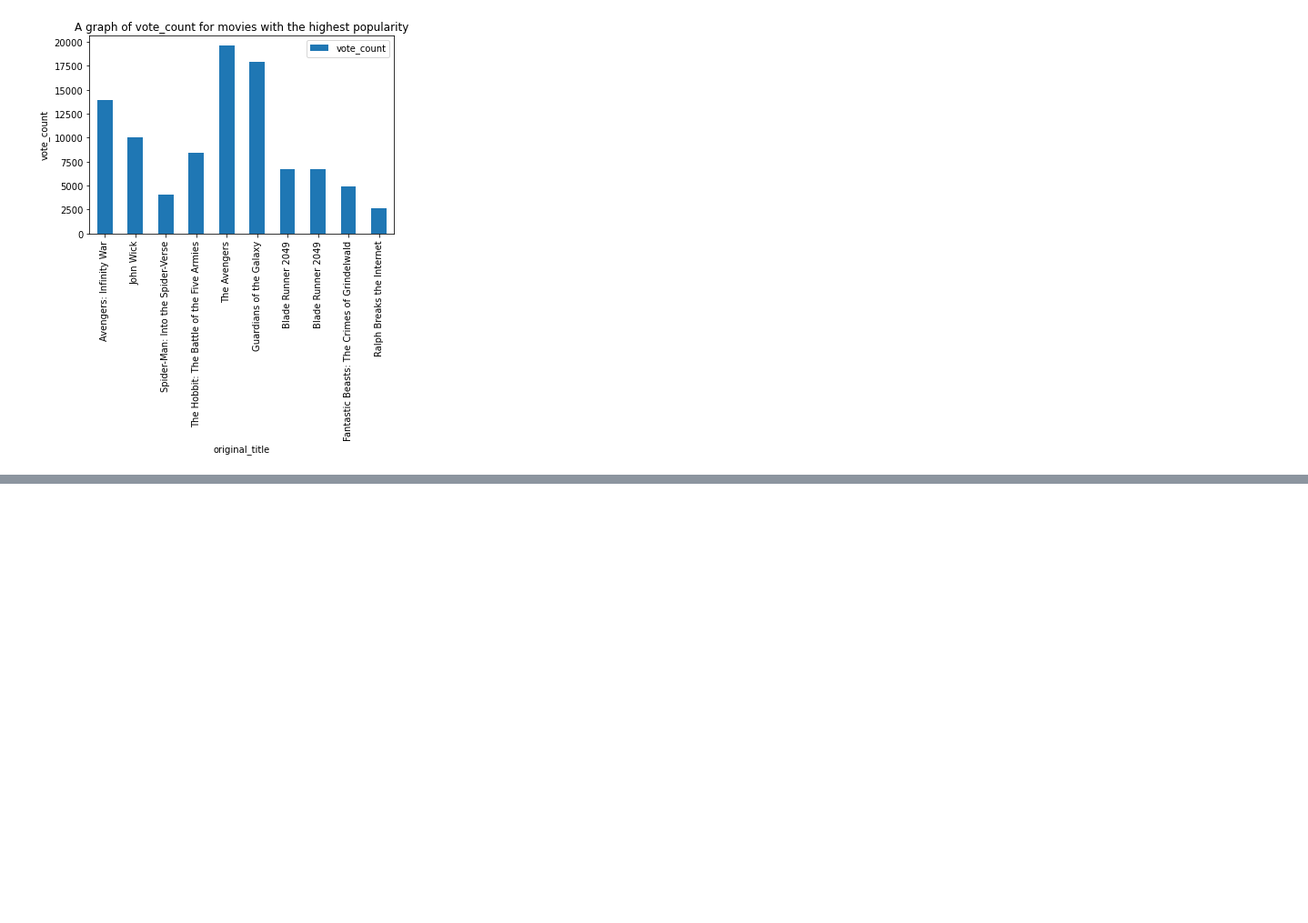
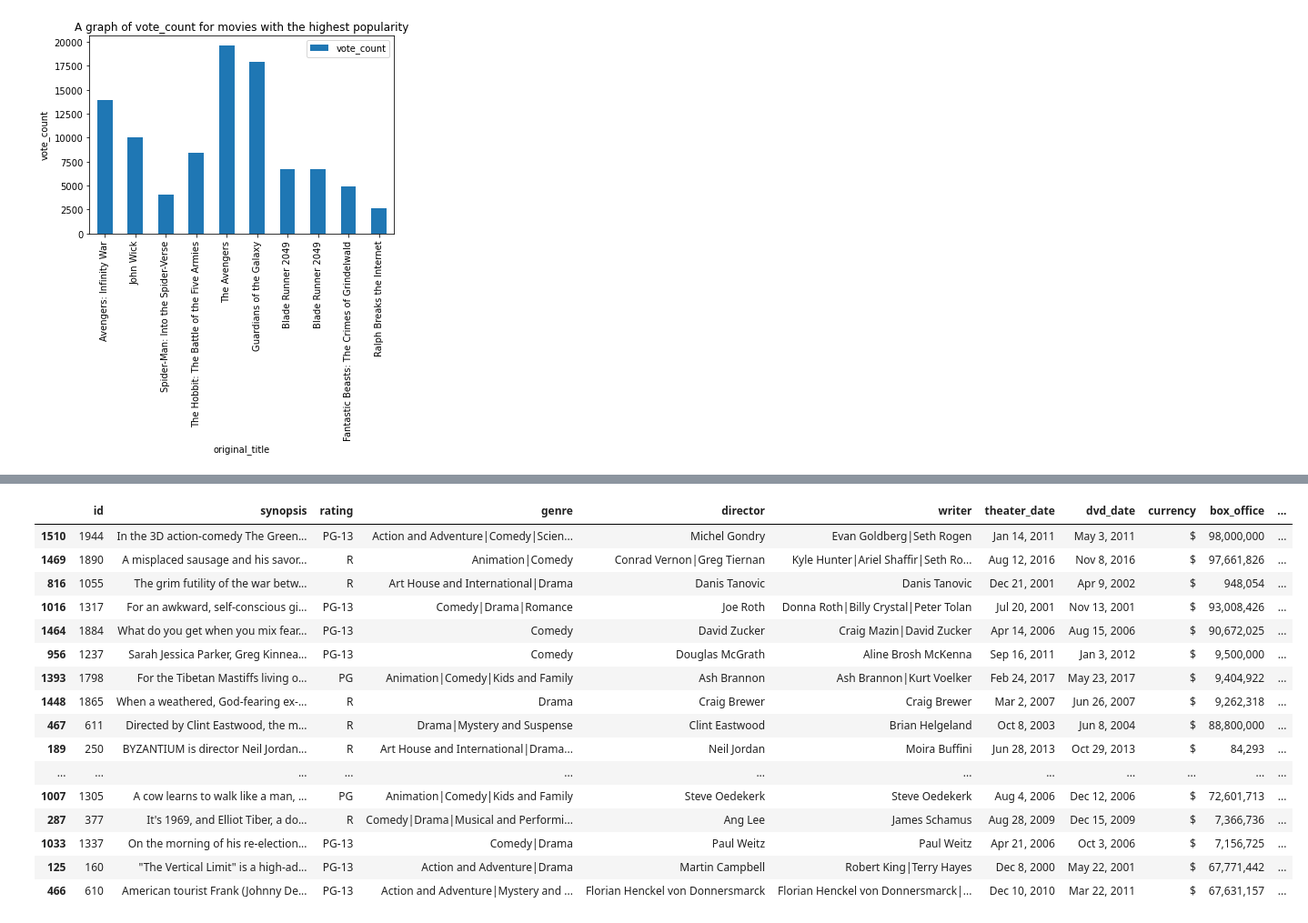
Before and after one commit to aggrey034/projo, a Jupyter notebook: index.ipynb, the cells around one changed output, grey strips where cells are left out. Shown at 91% size. Cells and saved outputs as stored; diff of their text form; code cells hidden in the pictures; blank space fills up the shorter version.

```diff
--- a/index.ipynb
+++ b/index.ipynb
@@ -349,0 +466,23 @@ plt.plot()
+# %%
+df4_droped = df4.dropna()
+df4_sorted = df4_droped.sort_values(by ="box_office",  ascending=False)
+df4_top30 = df4_sorted.head(30)
+df4_top30
+# %% [output]
+|  | id | synopsis | rating | genre | director | writer | theater_date | dvd_date | currency | box_office | ... |
+| 1510 | 1944 | In the 3D action-comedy The Green... | PG-13 | Action and Adventure|Comedy|Scien... | Michel Gondry | Evan Goldberg|Seth Rogen | Jan 14, 2011 | May 3, 2011 | $ | 98,000,000 | ... |
+| 1469 | 1890 | A misplaced sausage and his savor... | R | Animation|Comedy | Conrad Vernon|Greg Tiernan | Kyle Hunter|Ariel Shaffir|Seth Ro... | Aug 12, 2016 | Nov 8, 2016 | $ | 97,661,826 | ... |
+| 816 | 1055 | The grim futility of the war betw... | R | Art House and International|Drama | Danis Tanovic | Danis Tanovic | Dec 21, 2001 | Apr 9, 2002 | $ | 948,054 | ... |
+| 1016 | 1317 | For an awkward, self-conscious gi... | PG-13 | Comedy|Drama|Romance | Joe Roth | Donna Roth|Billy Crystal|Peter Tolan | Jul 20, 2001 | Nov 13, 2001 | $ | 93,008,426 | ... |
+| 1464 | 1884 | What do you get when you mix fear... | PG-13 | Comedy | David Zucker | Craig Mazin|David Zucker | Apr 14, 2006 | Aug 15, 2006 | $ | 90,672,025 | ... |
+| 956 | 1237 | Sarah Jessica Parker, Greg Kinnea... | PG-13 | Comedy | Douglas McGrath | Aline Brosh McKenna | Sep 16, 2011 | Jan 3, 2012 | $ | 9,500,000 | ... |
+| 1393 | 1798 | For the Tibetan Mastiffs living o... | PG | Animation|Comedy|Kids and Family | Ash Brannon | Ash Brannon|Kurt Voelker | Feb 24, 2017 | May 23, 2017 | $ | 9,404,922 | ... |
+| 1448 | 1865 | When a weathered, God-fearing ex-... | R | Drama | Craig Brewer | Craig Brewer | Mar 2, 2007 | Jun 26, 2007 | $ | 9,262,318 | ... |
+| 467 | 611 | Directed by Clint Eastwood, the m... | R | Drama|Mystery and Suspense | Clint Eastwood | Brian Helgeland | Oct 8, 2003 | Jun 8, 2004 | $ | 88,800,000 | ... |
+| 189 | 250 | BYZANTIUM is director Neil Jordan... | R | Art House and International|Drama... | Neil Jordan | Moira Buffini | Jun 28, 2013 | Oct 29, 2013 | $ | 84,293 | ... |
+| ... | ... | ... | ... | ... | ... | ... | ... | ... | ... | ... | ... |
+| 1007 | 1305 | A cow learns to walk like a man, ... | PG | Animation|Comedy|Kids and Family | Steve Oedekerk | Steve Oedekerk | Aug 4, 2006 | Dec 12, 2006 | $ | 72,601,713 | ... |
+| 287 | 377 | It's 1969, and Elliot Tiber, a do... | R | Comedy|Drama|Musical and Performi... | Ang Lee | James Schamus | Aug 28, 2009 | Dec 15, 2009 | $ | 7,366,736 | ... |
+| 1033 | 1337 | On the morning of his re-election... | PG-13 | Comedy|Drama | Paul Weitz | Paul Weitz | Apr 21, 2006 | Oct 3, 2006 | $ | 7,156,725 | ... |
+| 125 | 160 | "The Vertical Limit" is a high-ad... | PG-13 | Action and Adventure|Drama | Martin Campbell | Robert King|Terry Hayes | Dec 8, 2000 | May 22, 2001 | $ | 67,771,442 | ... |
+| 466 | 610 | American tourist Frank (Johnny De... | PG-13 | Action and Adventure|Mystery and ... | Florian Henckel von Donnersmarck | Florian Henckel von Donnersmarck|... | Dec 10, 2010 | Mar 22, 2011 | $ | 67,631,157 | ... |
```
Also changed, not shown: parts of 16 cells of this notebook.
